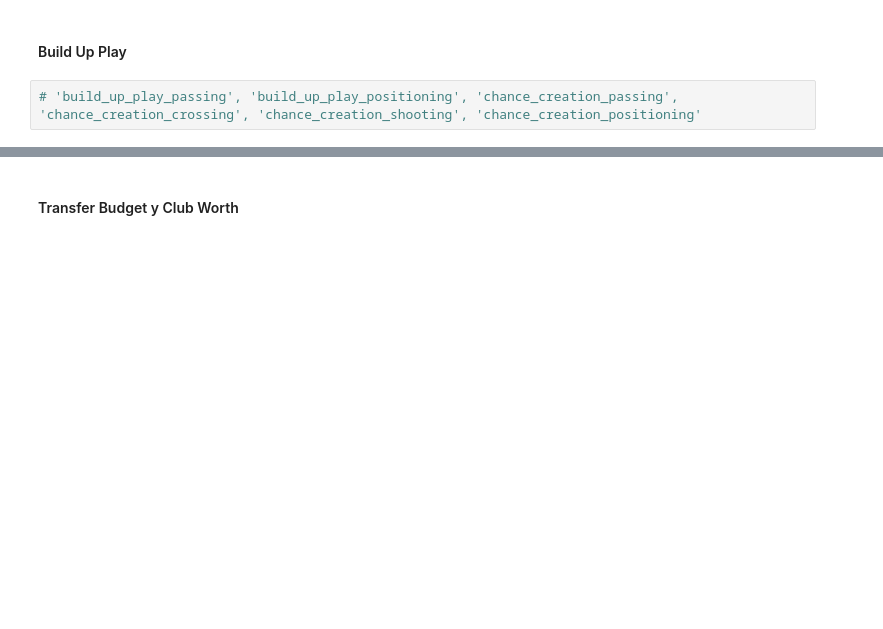
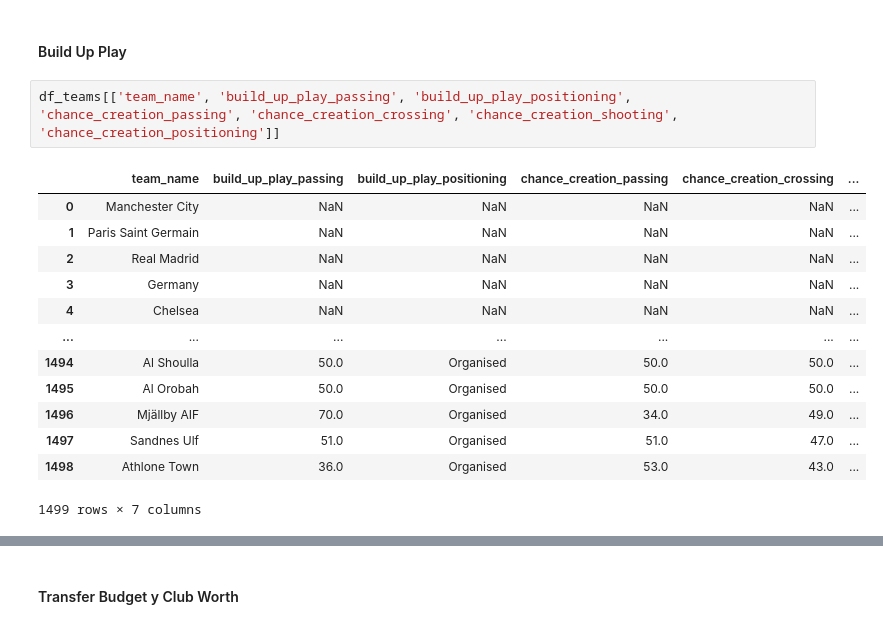
Before and after one commit to Tomaslopera/Fifa_Analysis, a Jupyter notebook: fifa23_analysis.ipynb, the cells around one changed output, grey strips where cells are left out. Saved outputs shown, nothing was run; the diff lists cells and outputs as text; blank space fills up the shorter version.

```diff
--- a/fifa23_analysis.ipynb
+++ b/fifa23_analysis.ipynb
@@ -548,4 +549,18 @@ plt.show()
 # %% [markdown]
 #### Build Up Play
 # %%
-# 'build_up_play_passing', 'build_up_play_positioning', 'chance_creation_passing', 'chance_creation_crossing', 'chance_creation_shooting', 'chance_creation_positioning'
+df_teams[['team_name', 'build_up_play_passing', 'build_up_play_positioning', 'chance_creation_passing', 'chance_creation_crossing', 'chance_creation_shooting', 'chance_creation_positioning']]
+# %% [output]
+|  | team_name | build_up_play_passing | build_up_play_positioning | chance_creation_passing | chance_creation_crossing | ... |
+| 0 | Manchester City | NaN | NaN | NaN | NaN | ... |
+| 1 | Paris Saint Germain | NaN | NaN | NaN | NaN | ... |
+| 2 | Real Madrid | NaN | NaN | NaN | NaN | ... |
+| 3 | Germany | NaN | NaN | NaN | NaN | ... |
+| 4 | Chelsea | NaN | NaN | NaN | NaN | ... |
+| ... | ... | ... | ... | ... | ... | ... |
+| 1494 | Al Shoulla | 50.0 | Organised | 50.0 | 50.0 | ... |
+| 1495 | Al Orobah | 50.0 | Organised | 50.0 | 50.0 | ... |
+| 1496 | Mjällby AIF | 70.0 | Organised | 34.0 | 49.0 | ... |
+| 1497 | Sandnes Ulf | 51.0 | Organised | 51.0 | 47.0 | ... |
+| 1498 | Athlone Town | 36.0 | Organised | 53.0 | 43.0 | ... |
+1499 rows × 7 columns
```
Also changed, not shown: parts of 11 cells of this notebook.
